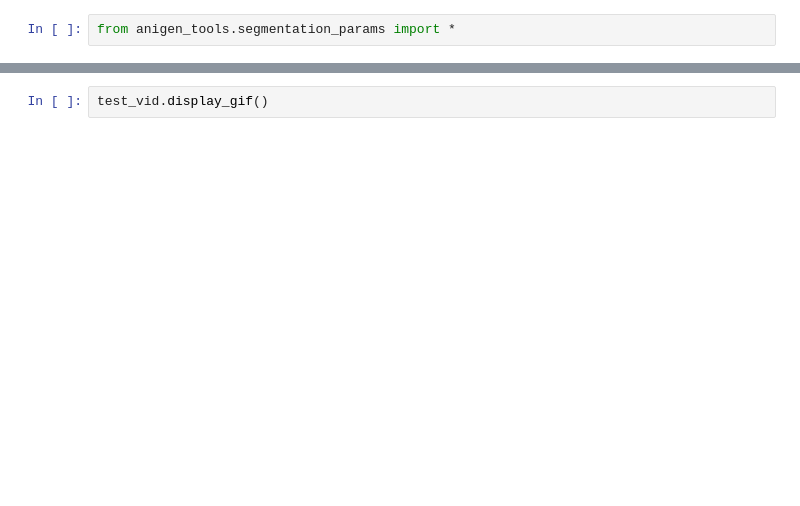
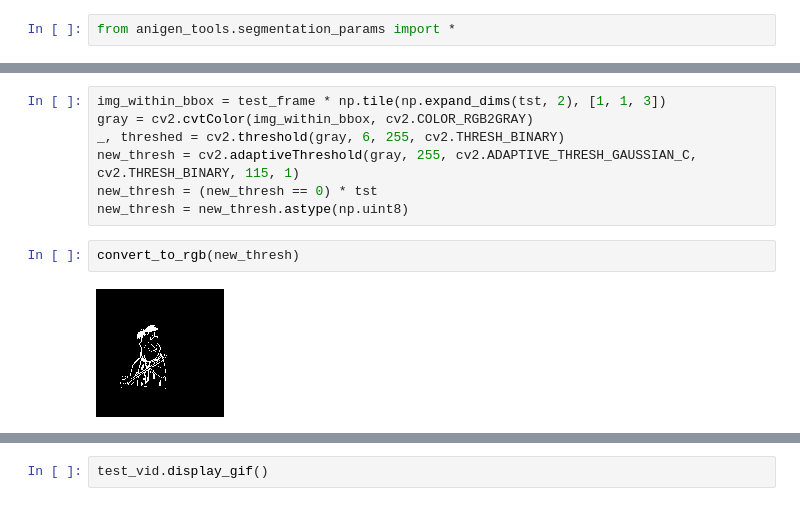
Before and after one commit to drschwenk/analyze_ds, a Jupyter notebook: improve_tracking.ipynb, the cells around one changed output, grey strips where cells are left out. Drawn from its saved outputs; the diff is of its cells as text; blank space fills up the shorter version.

```diff
--- a/improve_tracking.ipynb
+++ b/improve_tracking.ipynb
@@ -439,0 +561,11 @@ total_area.mean()
+# %%
+img_within_bbox = test_frame * np.tile(np.expand_dims(tst, 2), [1, 1, 3])
+gray = cv2.cvtColor(img_within_bbox, cv2.COLOR_RGB2GRAY)
+_, threshed = cv2.threshold(gray, 6, 255, cv2.THRESH_BINARY)
+new_thresh = cv2.adaptiveThreshold(gray, 255, cv2.ADAPTIVE_THRESH_GAUSSIAN_C, cv2.THRESH_BINARY, 115, 1)
+new_thresh = (new_thresh == 0) * tst
+new_thresh = new_thresh.astype(np.uint8)
+# %%
+convert_to_rgb(new_thresh)
+# %% [output]
+[figure, added]
```
Also changed, not shown: parts of 68 cells of this notebook, 1 other file.
